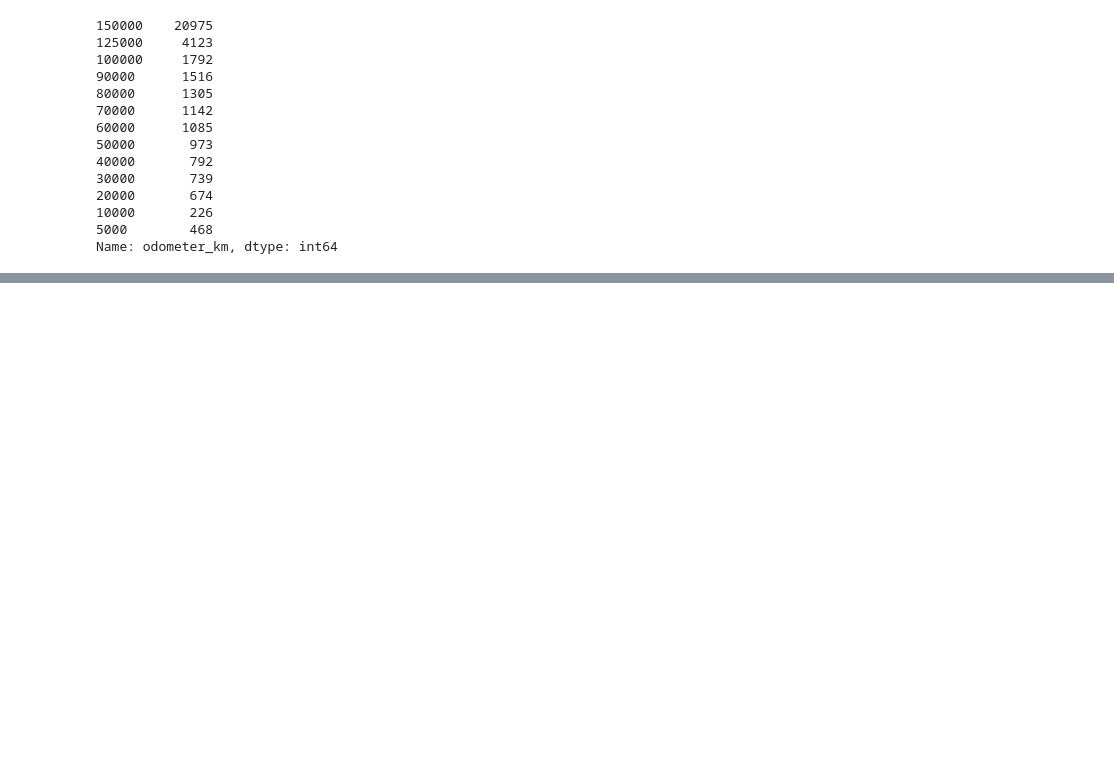
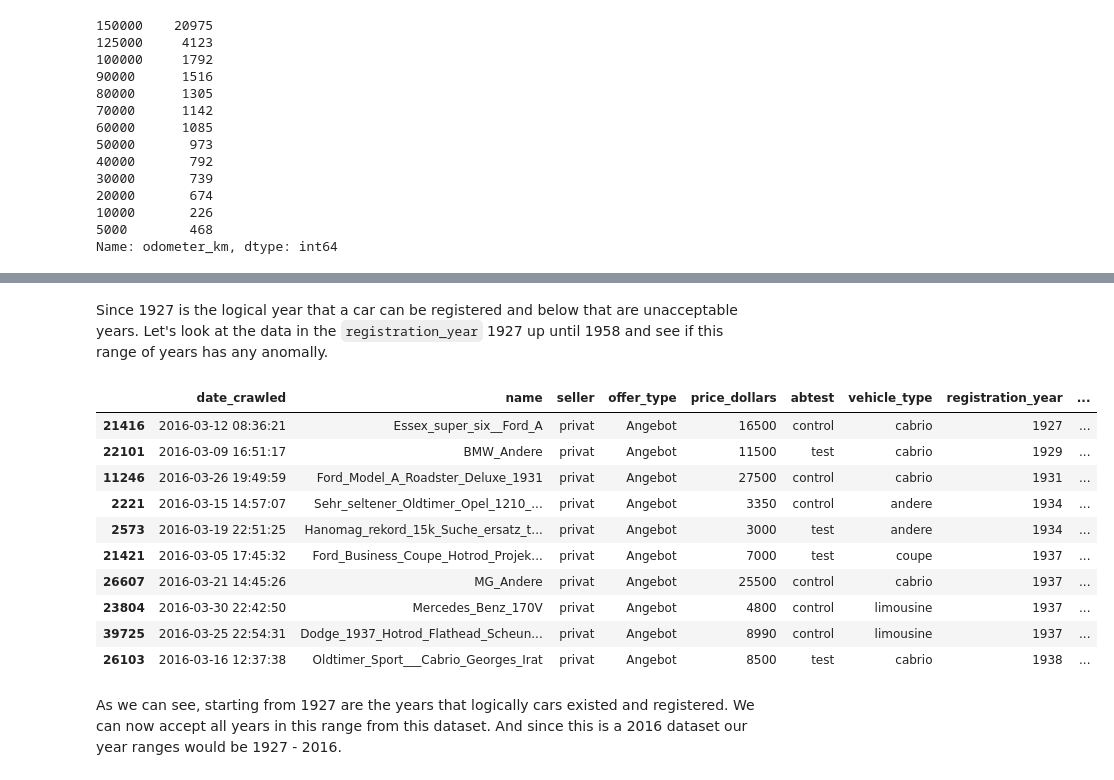
Before and after one commit to PrynsTag/Exploring-Ebay-Car-Sales-Data-in-Python, a Jupyter notebook: exploring_ebay_car_sales.ipynb, the cells around one changed output, grey strips where cells are left out. Drawn from its saved outputs; the diff is of its cells as text; code cells hidden in the pictures; blank space fills up the shorter version.

```diff
--- a/exploring_ebay_car_sales.ipynb
+++ b/exploring_ebay_car_sales.ipynb
@@ -488,0 +574,18 @@ However, this column may have different reasons and variables that ended up with
+# %% [markdown]
+Since 1927 is the logical year that a car can be registered and below that are unacceptable years. Let's look at the data in the `registration_year` 1927 up until 1958 and see if this range of years has any anomally.
+# %%
+autos[autos["registration_year"].between(1927, 1958)].sort_values("registration_year").head(10)
+# %% [output]
+|  | date_crawled | name | seller | offer_type | price_dollars | abtest | vehicle_type | registration_year | ... |
+| 21416 | 2016-03-12 08:36:21 | Essex_super_six__Ford_A | privat | Angebot | 16500 | control | cabrio | 1927 | ... |
+| 22101 | 2016-03-09 16:51:17 | BMW_Andere | privat | Angebot | 11500 | test | cabrio | 1929 | ... |
+| 11246 | 2016-03-26 19:49:59 | Ford_Model_A_Roadster_Deluxe_1931 | privat | Angebot | 27500 | control | cabrio | 1931 | ... |
+| 2221 | 2016-03-15 14:57:07 | Sehr_seltener_Oldtimer_Opel_1210_... | privat | Angebot | 3350 | control | andere | 1934 | ... |
+| 2573 | 2016-03-19 22:51:25 | Hanomag_rekord_15k_Suche_ersatz_t... | privat | Angebot | 3000 | test | andere | 1934 | ... |
+| 21421 | 2016-03-05 17:45:32 | Ford_Business_Coupe_Hotrod_Projek... | privat | Angebot | 7000 | test | coupe | 1937 | ... |
+| 26607 | 2016-03-21 14:45:26 | MG_Andere | privat | Angebot | 25500 | control | cabrio | 1937 | ... |
+| 23804 | 2016-03-30 22:42:50 | Mercedes_Benz_170V | privat | Angebot | 4800 | control | limousine | 1937 | ... |
+| 39725 | 2016-03-25 22:54:31 | Dodge_1937_Hotrod_Flathead_Scheun... | privat | Angebot | 8990 | control | limousine | 1937 | ... |
+| 26103 | 2016-03-16 12:37:38 | Oldtimer_Sport___Cabrio_Georges_Irat | privat | Angebot | 8500 | test | cabrio | 1938 | ... |
+# %% [markdown]
+As we can see, starting from 1927 are the years that logically cars existed and registered. We can now accept all years in this range from this dataset. And since this is a 2016 dataset our year ranges would be 1927 - 2016.
```
Also changed, not shown: parts of 55 cells of this notebook.
